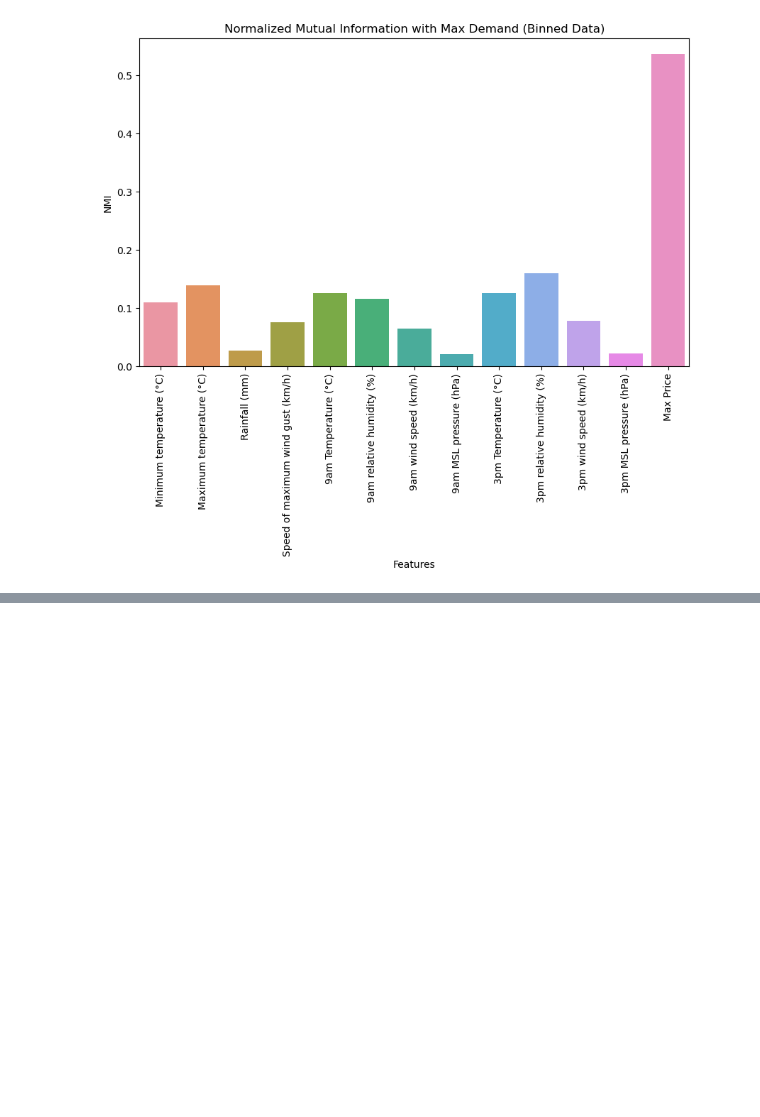
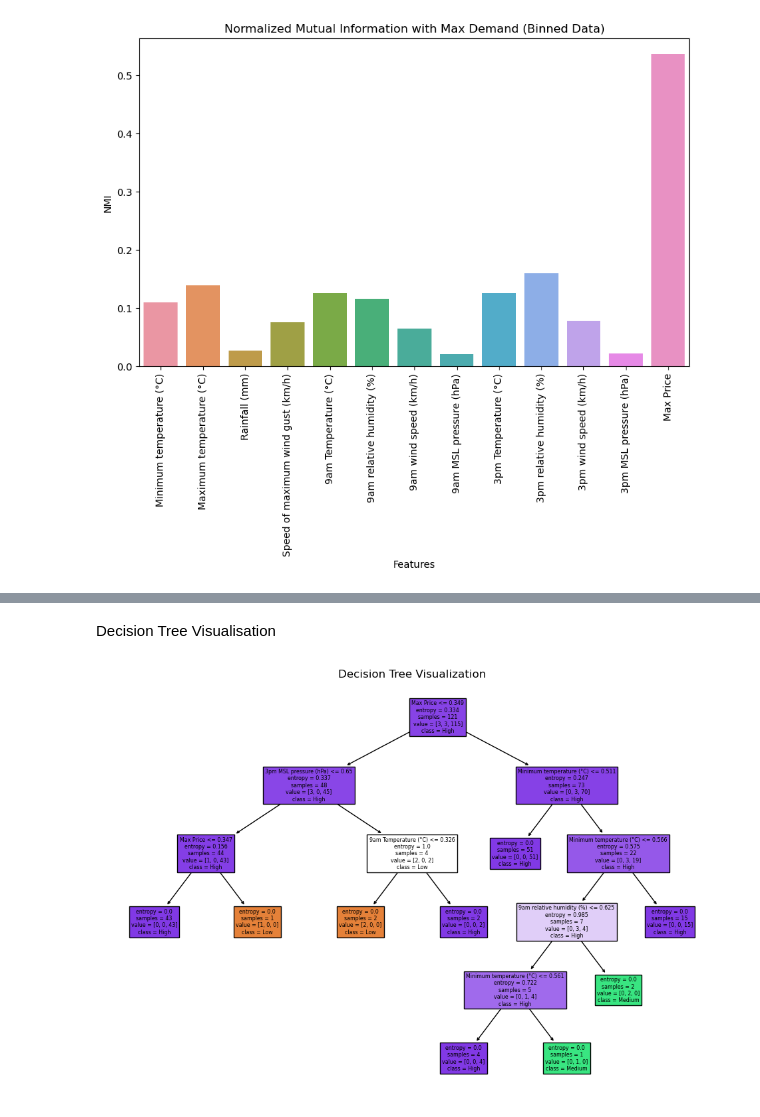
Before and after one commit to HillarP/Energy_Prediction, a Jupyter notebook: Jigar_Group_1_Data.ipynb, the cells around one changed output, grey strips where cells are left out. Cells and saved outputs as stored; diff of their text form; code cells hidden in the pictures; blank space fills up the shorter version.

```diff
--- a/Jigar_Group_1_Data.ipynb
+++ b/Jigar_Group_1_Data.ipynb
@@ -862,0 +839,10 @@ weighted avg       0.74      0.76      0.70        70
+# %% [markdown]
+Decision Tree Visualisation
+# %%
+
+plt.figure(figsize=(12, 8))
+plot_tree(decision_tree_classifier, feature_names=df_numeric_dropped.columns, class_names=labels, filled=True)
+plt.title('Decision Tree Visualization')
+plt.show()
+# %% [output]
+[figure, added]
```
Also changed, not shown: parts of 9 cells of this notebook.
